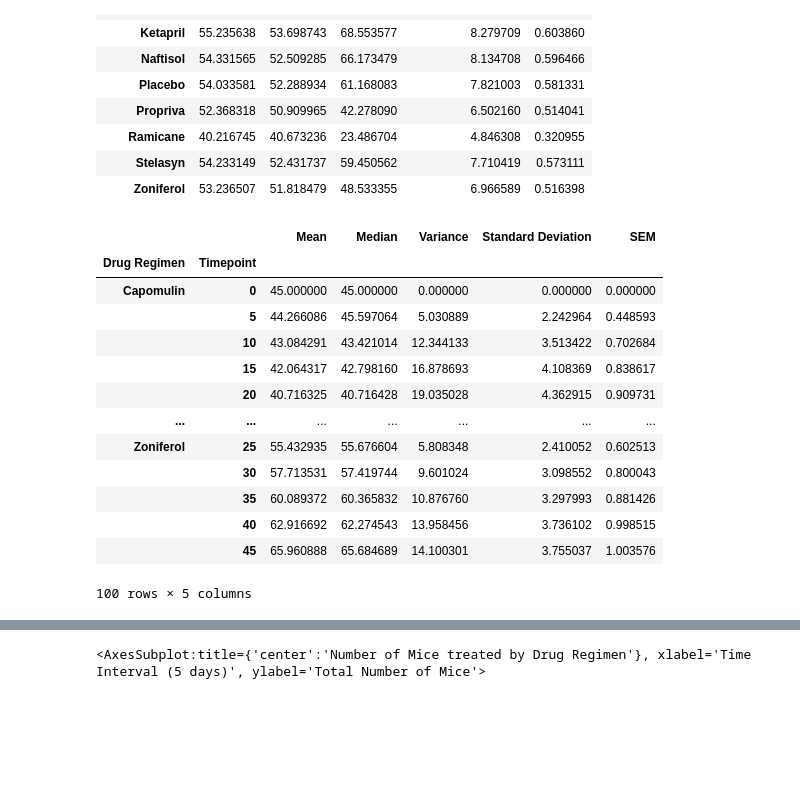
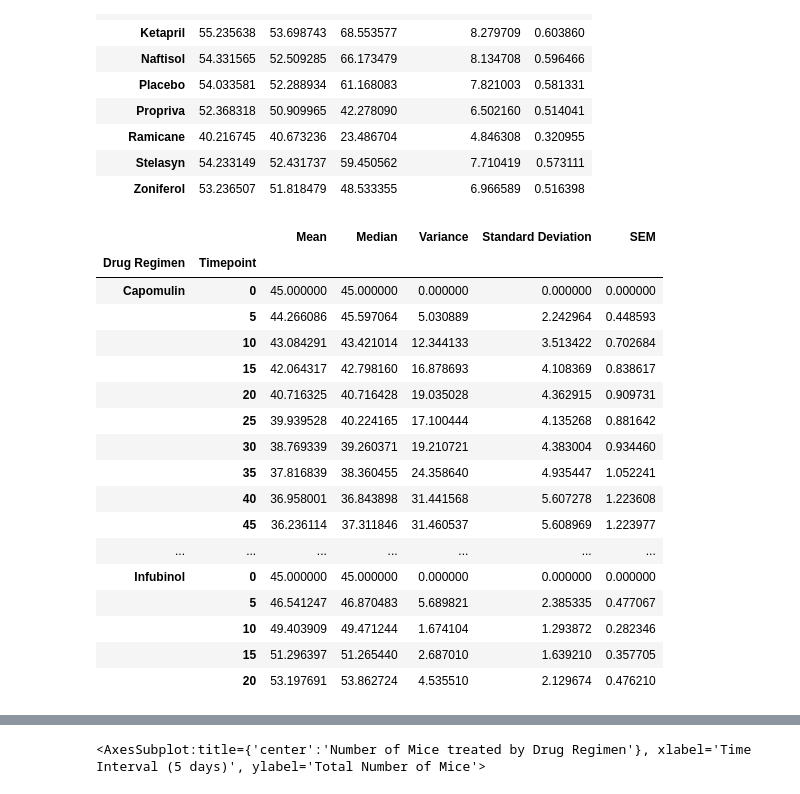
Before and after one commit to KinlayD/matplotlib-challenge, a Jupyter notebook: pymaceuticals.ipynb, the cells around one changed output, grey strips where cells are left out. Saved outputs shown, nothing was run; the diff lists cells and outputs as text; code cells hidden in the pictures; blank space fills up the shorter version.

```diff
--- a/pymaceuticals.ipynb
+++ b/pymaceuticals.ipynb
@@ -82,34 +82,38 @@ sum_statistics
 # %%
 # generate summary statistics for drug regimen at each time point
 a = regimen_index.loc[:, ["Timepoint", "Tumor Volume (mm3)"]]
 b = a.groupby(["Drug Regimen", "Timepoint"])
 c = b["Tumor Volume (mm3)"].mean()
 d = b["Tumor Volume (mm3)"].median()
 e = b["Tumor Volume (mm3)"].var()
 f = b["Tumor Volume (mm3)"].std()
 g = b["Tumor Volume (mm3)"].sem()
 
 summary_stat_timepoint = pd.DataFrame({"Mean": c,
                         "Median": d,
                         "Variance": e,
                         "Standard Deviation": f,
                         "SEM": g})
-summary_stat_timepoint
+summary_stat_timepoint.head(25)
 # %% [output]
 |  |  | Mean | Median | Variance | Standard Deviation | SEM |
 | Drug Regimen | Timepoint |  |  |  |  |  |
 | Capomulin | 0 | 45.000000 | 45.000000 | 0.000000 | 0.000000 | 0.000000 |
 |  | 5 | 44.266086 | 45.597064 | 5.030889 | 2.242964 | 0.448593 |
 |  | 10 | 43.084291 | 43.421014 | 12.344133 | 3.513422 | 0.702684 |
 |  | 15 | 42.064317 | 42.798160 | 16.878693 | 4.108369 | 0.838617 |
 |  | 20 | 40.716325 | 40.716428 | 19.035028 | 4.362915 | 0.909731 |
+|  | 25 | 39.939528 | 40.224165 | 17.100444 | 4.135268 | 0.881642 |
+|  | 30 | 38.769339 | 39.260371 | 19.210721 | 4.383004 | 0.934460 |
+|  | 35 | 37.816839 | 38.360455 | 24.358640 | 4.935447 | 1.052241 |
+|  | 40 | 36.958001 | 36.843898 | 31.441568 | 5.607278 | 1.223608 |
+|  | 45 | 36.236114 | 37.311846 | 31.460537 | 5.608969 | 1.223977 |
 | ... | ... | ... | ... | ... | ... | ... |
-| Zoniferol | 25 | 55.432935 | 55.676604 | 5.808348 | 2.410052 | 0.602513 |
-|  | 30 | 57.713531 | 57.419744 | 9.601024 | 3.098552 | 0.800043 |
-|  | 35 | 60.089372 | 60.365832 | 10.876760 | 3.297993 | 0.881426 |
-|  | 40 | 62.916692 | 62.274543 | 13.958456 | 3.736102 | 0.998515 |
-|  | 45 | 65.960888 | 65.684689 | 14.100301 | 3.755037 | 1.003576 |
+| Infubinol | 0 | 45.000000 | 45.000000 | 0.000000 | 0.000000 | 0.000000 |
+|  | 5 | 46.541247 | 46.870483 | 5.689821 | 2.385335 | 0.477067 |
+|  | 10 | 49.403909 | 49.471244 | 1.674104 | 1.293872 | 0.282346 |
+|  | 15 | 51.296397 | 51.265440 | 2.687010 | 1.639210 | 0.357705 |
+|  | 20 | 53.197691 | 53.862724 | 4.535510 | 2.129674 | 0.476210 |
-100 rows × 5 columns
 # %%
 # create dataframe showing total mice for each treatment regimen throughout the course of study
 
```
Also changed, not shown: parts of 5 cells of this notebook.
